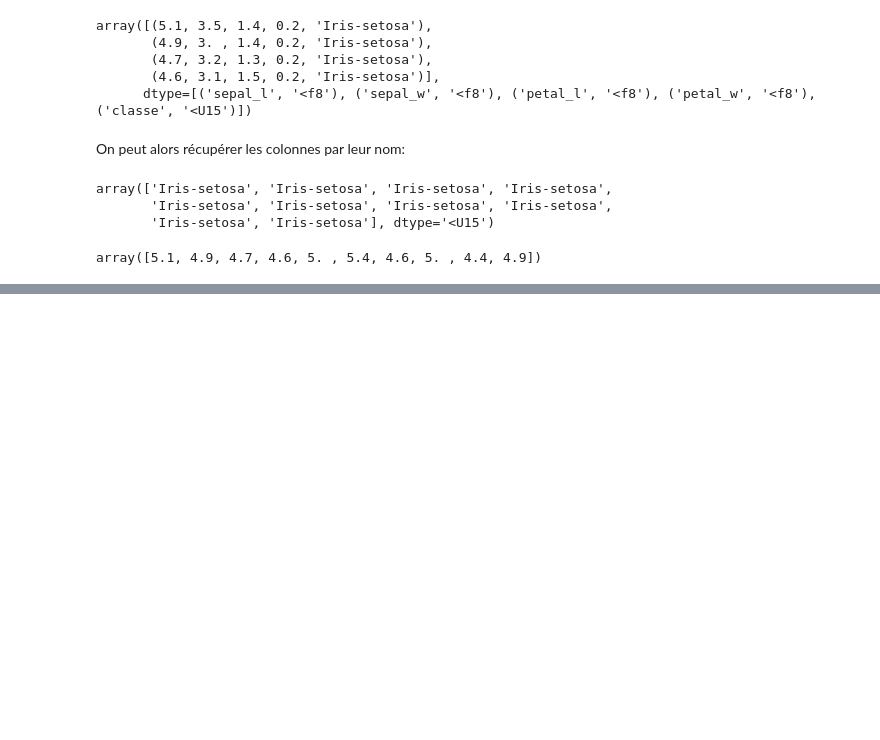
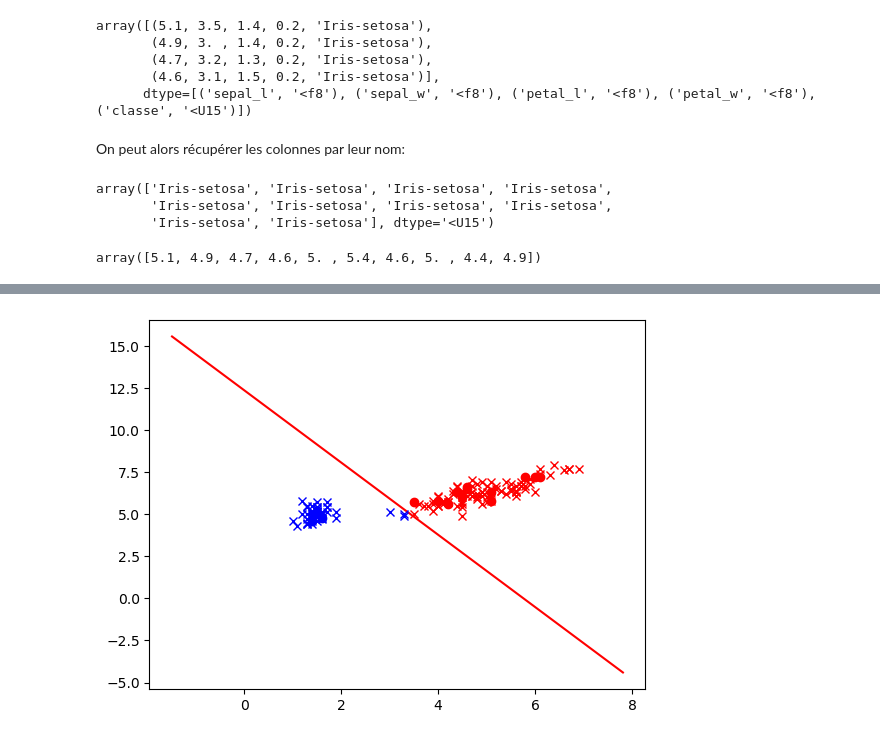
Before and after one commit to AloyKyllian/2A, a Jupyter notebook: python/TP3/TP_Python_SRI_3_2022.ipynb, the cells around one changed output, grey strips where cells are left out. Cells and saved outputs as stored; diff of their text form; code cells hidden in the pictures; blank space fills up the shorter version.

```diff
--- a/python/TP3/TP_Python_SRI_3_2022.ipynb
+++ b/python/TP3/TP_Python_SRI_3_2022.ipynb
@@ -252,0 +317,64 @@ Et voilà, vous avez fait votre premier programme qui apprend automatiquement ..
+# %%
+list_data = list(data)
+
+n_samples = int(len(data) * 0.1)
+print(n_samples)
+
+valeur90 = sample(list_data, n_samples)
+
+g1 = []
+g2= []
+
+list_x = []
+list_y = []
+list_x2 = []
+list_y2 = []
+# print(valeur)
+for i in range(len(valeur90)):
+    if valeur90[i][4]== "Iris-setosa":
+        list_x.append(valeur90[i][2])
+        list_y.append(valeur90[i][0])
+    else:
+        list_x2.append(valeur90[i][2])
+        list_y2.append(valeur90[i][0])
+
+
+g1 = [list_x,list_y]
+g2 = [list_x2,list_y2]
+
+plt.plot(g1[0],g1[1],"ob")
+plt.plot(g2[0],g2[1],"or")
+
+s = separateur(g1,g2)
+m,w = s
+plot_separateur(m,w)
+
+val10 = []
+for i in list_data:
+    if i not in valeur90:
+        val10.append(i)
+print(val10)
+resultat = []
+for i in val10:
+    test = [i[2],i[0]]
+    resultat.append(classify(test,s))
+    plt.plot(test[0],test[1],classes[classify(test,s)]+"x")
+
+points = []
+
+print(resultat)
+for i in range(len(val10)):
+    print(val10[i][4] ,resultat[i] )
+    if val10[i][4] != "Iris-setosa" and resultat[i] == -1:
+        points.append("vrai rouge")
+    if val10[i][4] != "Iris-setosa" and resultat[i] != -1:
+        points.append("faux rouge")
+
+rouge = points.count("faux rouge")
+print(f"il y a {rouge} poitn rouge")
+
+pourcentage = rouge*100/n_samples
+
+print(100-pourcentage)
+# plt.scatter(valeur[i][2],valeur[i][0])
+# %% [output]
@@ -252,0 +398 @@ Et voilà, vous avez fait votre premier programme qui apprend automatiquement ..
+[figure, added]
```
Also changed, not shown: parts of 5 cells of this notebook, 20 other files.
